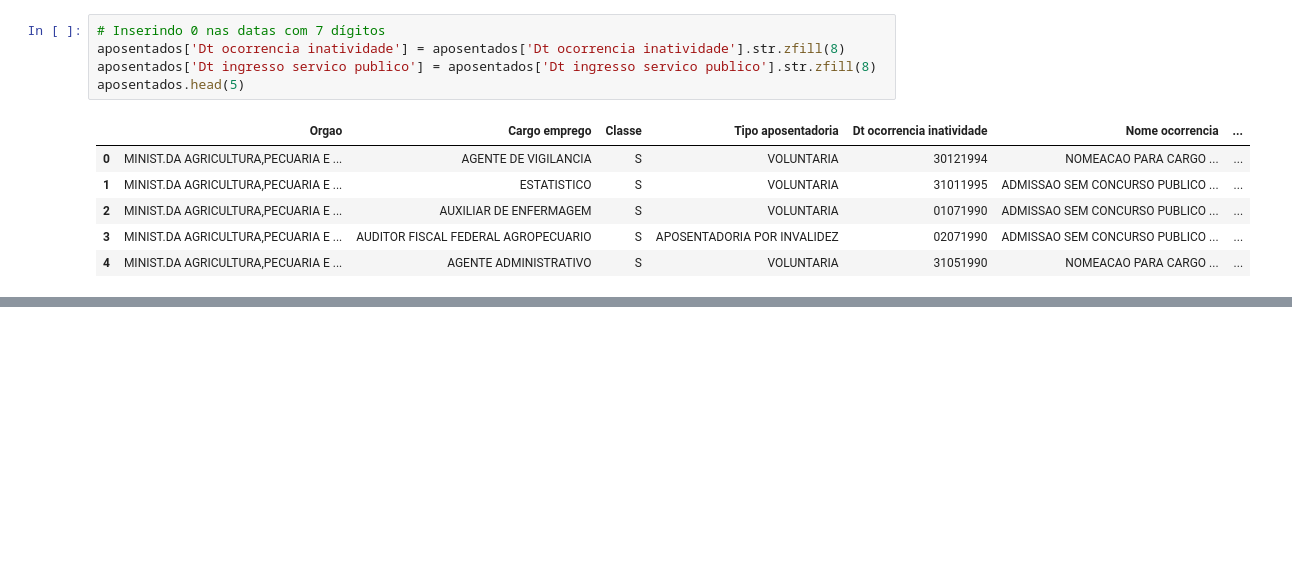
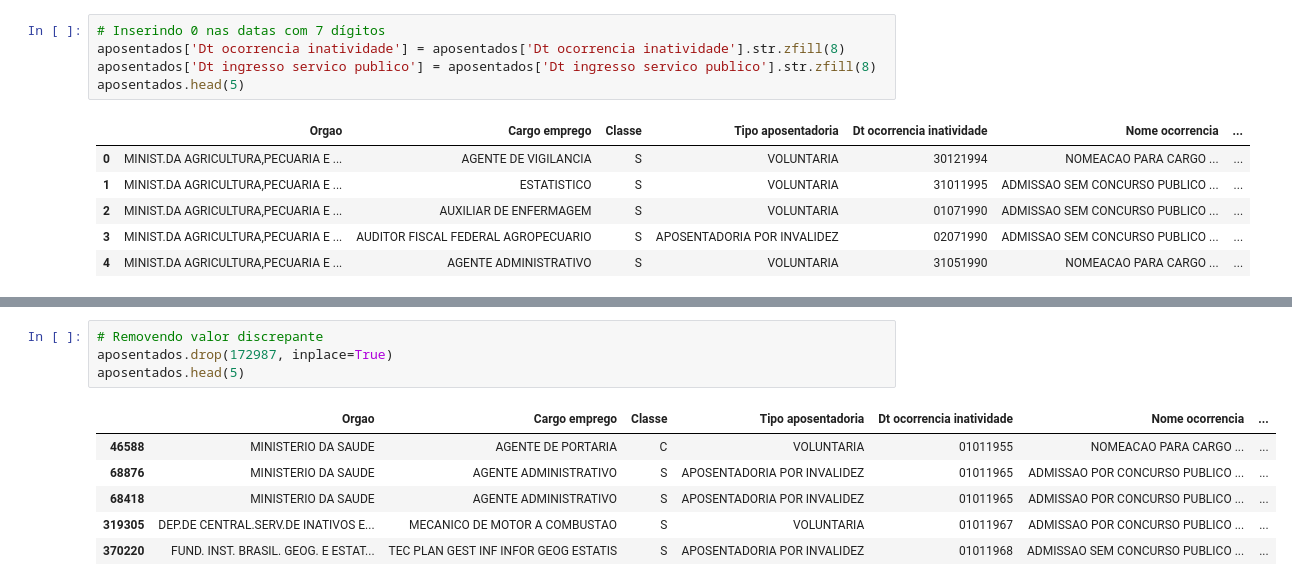
Before and after one commit to NaldoHoracio/datascience-project, a Jupyter notebook: venv_cd/Projeto_Ciencia_de_Dados_Aposentadorias.ipynb, the cells around one changed output, grey strips where cells are left out. Drawn from its saved outputs; the diff is of its cells as text; blank space fills up the shorter version.

```diff
--- a/venv_cd/Projeto_Ciencia_de_Dados_Aposentadorias.ipynb
+++ b/venv_cd/Projeto_Ciencia_de_Dados_Aposentadorias.ipynb
@@ -83,0 +111,11 @@ print(aposentados['Dt ingresso servico publico'].isnull().sum())
+# %%
+# Removendo valor discrepante
+aposentados.drop(172987, inplace=True)
+aposentados.head(5)
+# %% [output]
+|  | Orgao | Cargo emprego | Classe | Tipo aposentadoria | Dt ocorrencia inatividade | Nome ocorrencia | ... |
+| 46588 | MINISTERIO DA SAUDE | AGENTE DE PORTARIA | C | VOLUNTARIA | 01011955 | NOMEACAO PARA CARGO ... | ... |
+| 68876 | MINISTERIO DA SAUDE | AGENTE ADMINISTRATIVO | S | APOSENTADORIA POR INVALIDEZ | 01011965 | ADMISSAO POR CONCURSO PUBLICO ... | ... |
+| 68418 | MINISTERIO DA SAUDE | AGENTE ADMINISTRATIVO | S | APOSENTADORIA POR INVALIDEZ | 01011965 | ADMISSAO POR CONCURSO PUBLICO ... | ... |
+| 319305 | DEP.DE CENTRAL.SERV.DE INATIVOS E... | MECANICO DE MOTOR A COMBUSTAO | S | VOLUNTARIA | 01011967 | ADMISSAO POR CONCURSO PUBLICO ... | ... |
+| 370220 | FUND. INST. BRASIL. GEOG. E ESTAT... | TEC PLAN GEST INF INFOR GEOG ESTATIS | S | APOSENTADORIA POR INVALIDEZ | 01011968 | ADMISSAO SEM CONCURSO PUBLICO ... | ... |
```
Also changed, not shown: parts of 19 cells of this notebook, 4 other files.
